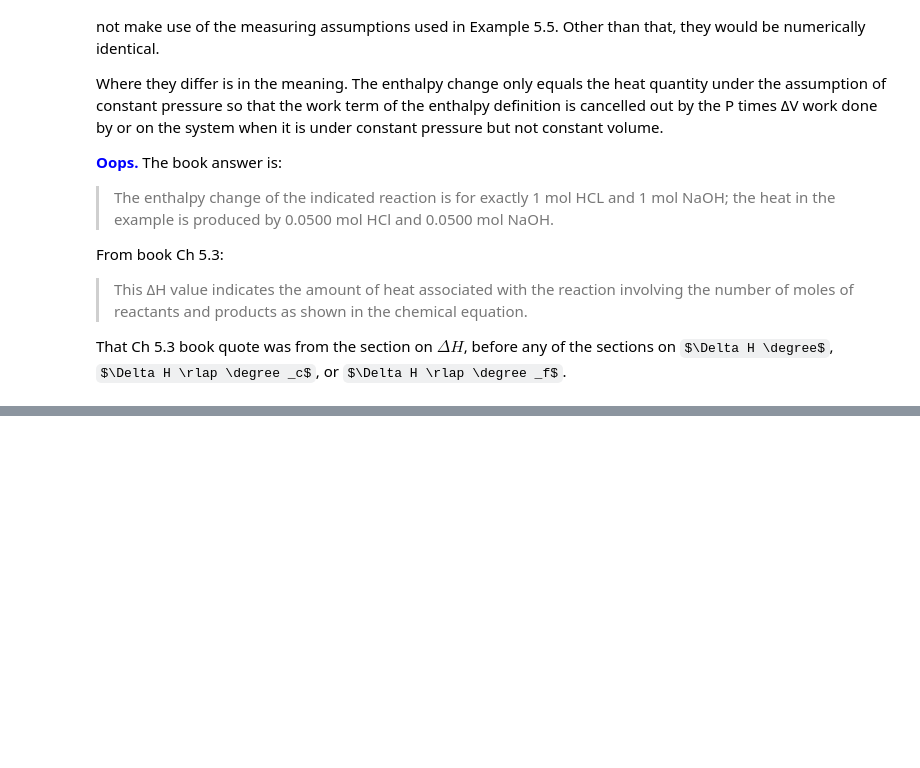
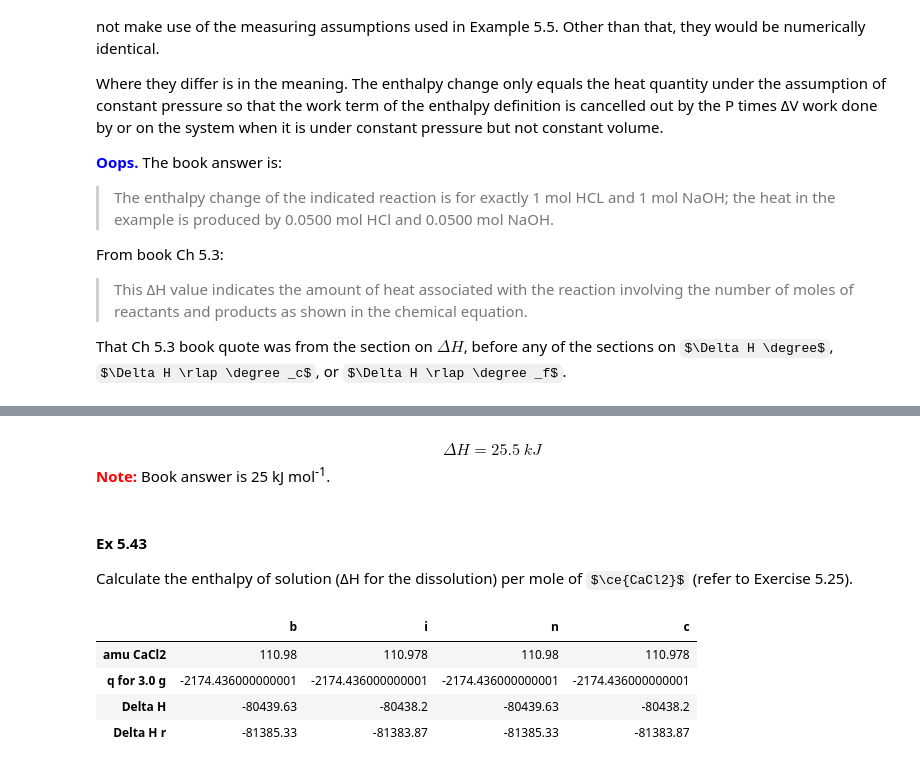
Before and after one commit to dean-e-peterson/python-misc, a Jupyter notebook: chem2e-ch5.ipynb, the cells around one changed output, grey strips where cells are left out. Drawn from its saved outputs; the diff is of its cells as text; code cells hidden in the pictures; some formulas as TeX source; blank space fills up the shorter version.

Commit message:
OpenStax Chem 2e Ch 5 more exercises in notebook.

```diff
--- a/chem2e-ch5.ipynb
+++ b/chem2e-ch5.ipynb
@@ -1125,0 +1158,27 @@ That Ch 5.3 book quote was from the section on $\Delta H$, before any of the sec
+# %% [markdown]
+$$\Delta H = 25.5\ kJ$$
+<strong style="color:red">Note:</strong> Book answer is 25 kJ mol<sup>-1</sup>.
+# %% [markdown]
+#### Ex 5.43
+Calculate the enthalpy of solution (ΔH for the dissolution) per mole of $\ce{CaCl2}$ (refer to Exercise 5.25).
+# %%
+def ex4_43(s):
+    with localcontext(prec = 7):
+        amu_c = s.Ca + s.Cl*2
+        q_30 = - (150.0 + 3.0) * 4.18 * (25.8 - 22.4)
+        q_30_r = -2200
+        d_h = Decimal(q_30) * amu_c / Decimal(3.0)
+        d_h_r = Decimal(q_30_r) * amu_c / Decimal(3.0)
+        return {
+            'amu CaCl2': amu_c,
+            'q for 3.0 g': q_30,
+            'Delta H': d_h,
+            'Delta H r': d_h_r,
+        }
+compares(ex4_43)
+# %% [output]
+|  | b | i | n | c |
+| amu CaCl2 | 110.98 | 110.978 | 110.98 | 110.978 |
+| q for 3.0 g | -2174.436000000001 | -2174.436000000001 | -2174.436000000001 | -2174.436000000001 |
+| Delta H | -80439.63 | -80438.2 | -80439.63 | -80438.2 |
+| Delta H r | -81385.33 | -81383.87 | -81385.33 | -81383.87 |
```
Also changed, not shown: parts of 12 cells of this notebook.
